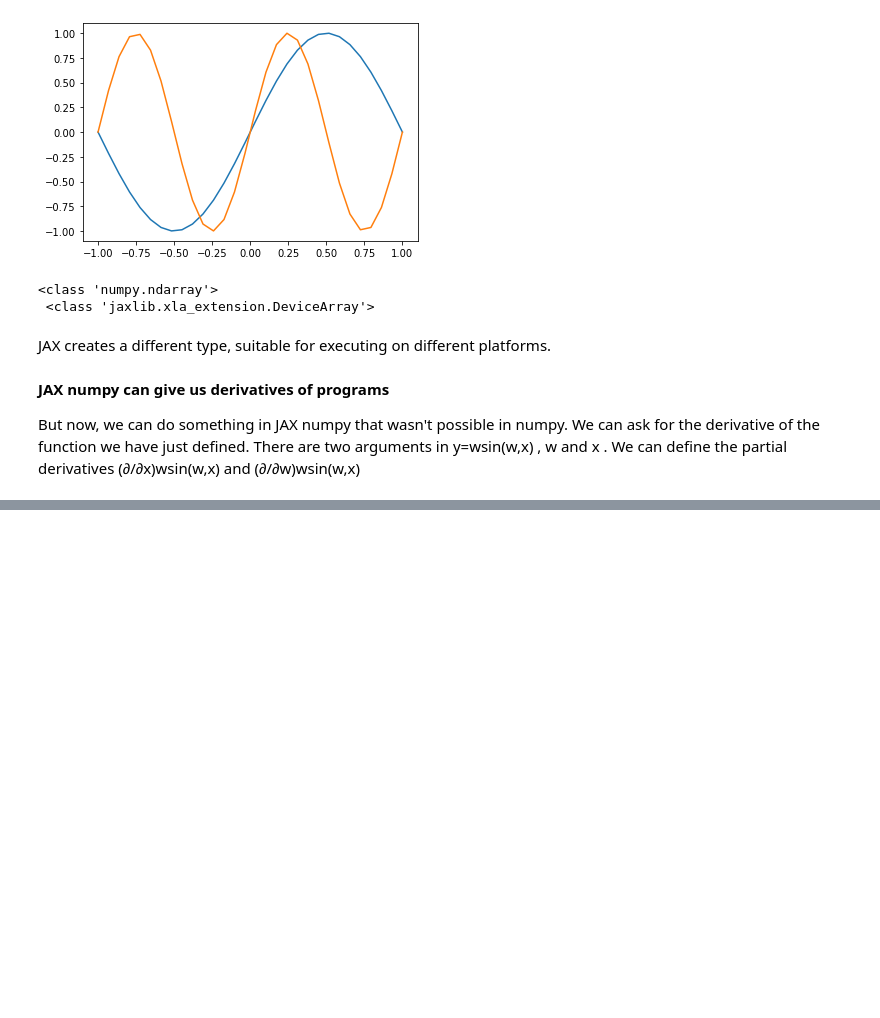
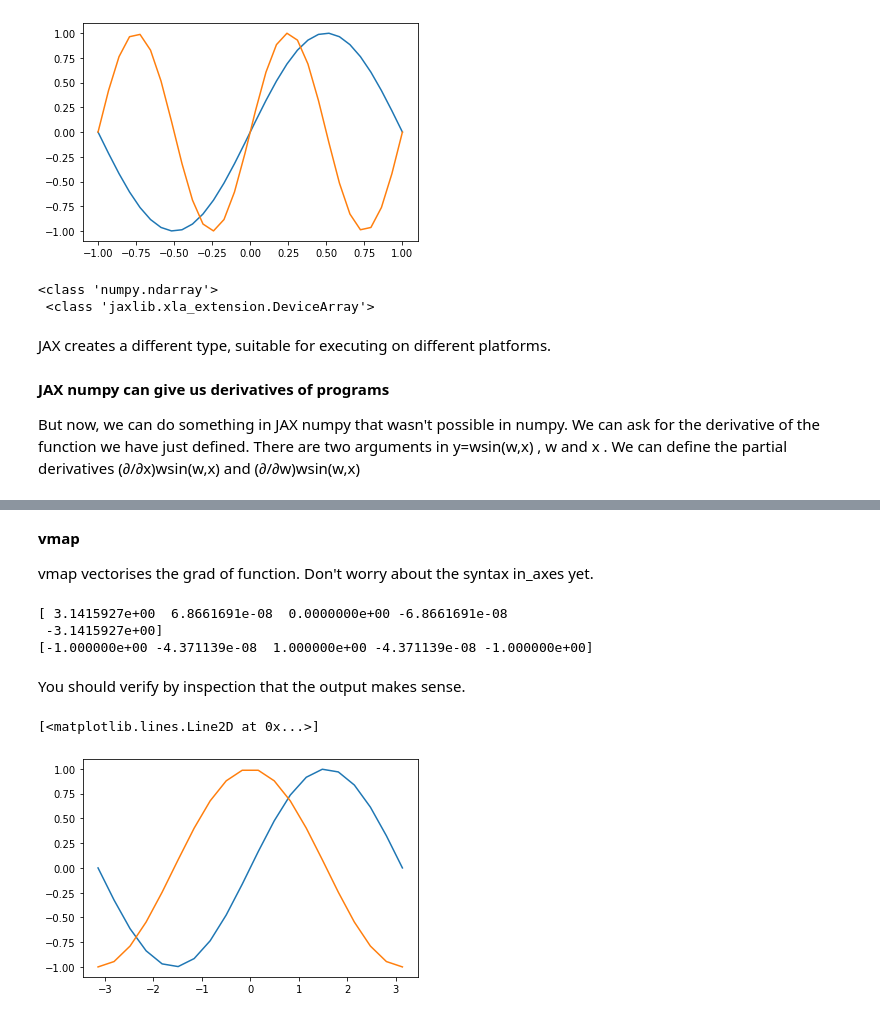
Before and after one commit to steveLim0928/Foundation-in-ML, a Jupyter notebook: Auto_Differentiation_Jax.ipynb, the cells around one changed output, grey strips where cells are left out. Drawn from its saved outputs; the diff is of its cells as text; code cells hidden in the pictures; blank space fills up the shorter version.

```diff
--- a/Auto_Differentiation_Jax.ipynb
+++ b/Auto_Differentiation_Jax.ipynb
@@ -43,3 +43,6 @@ JAX creates a different type, suitable for executing on different platforms.
 **JAX numpy can give us derivatives of programs**
 
 But now, we can do something in JAX numpy that wasn't possible in numpy. We can ask for the derivative of the function we have just defined. There are two arguments in  y=wsin(w,x) ,  w  and  x . We can define the partial derivatives  (∂/∂x)wsin(w,x)  and  (∂/∂w)wsin(w,x)
+# %%
+d_wsin_x = grad(wsin, argnums=1)
+d_wsin_w = grad(wsin, argnums=0)
@@ -45,0 +75,25 @@ But now, we can do something in JAX numpy that wasn't possible in numpy. We can
+# %% [markdown]
+**vmap**
+
+vmap vectorises the grad of function.
+Don't worry about the syntax in_axes yet.
+# %%
+grad_wsin_w = vmap(d_wsin_w, in_axes=(None, 0))
+grad_wsin_x = vmap(d_wsin_x, in_axes=(None, 0))
+print(grad_wsin_w(1., np.pi*xvals))
+print(grad_wsin_x(1., np.pi*xvals))
+# %% [output]
+[ 3.1415927e+00  6.8661691e-08  0.0000000e+00 -6.8661691e-08
+ -3.1415927e+00]
+[-1.000000e+00 -4.371139e-08  1.000000e+00 -4.371139e-08 -1.000000e+00]
+# %% [markdown]
+You should verify by inspection that the output makes sense.
+# %%
+# Having done this, you can now evaluate the gradient on an array
+# and plot the returned array of values
+X_plot = np.linspace(-1,1,20)
+plt.plot(np.pi*X_plot, wsin(1., np.pi*X_plot))
+plt.plot(np.pi*X_plot, grad_wsin_x(1., np.pi*X_plot))
+# %% [output]
+[<matplotlib.lines.Line2D at 0x...>]
+[figure, added]
```
Also changed, not shown: parts of 11 cells of this notebook.
